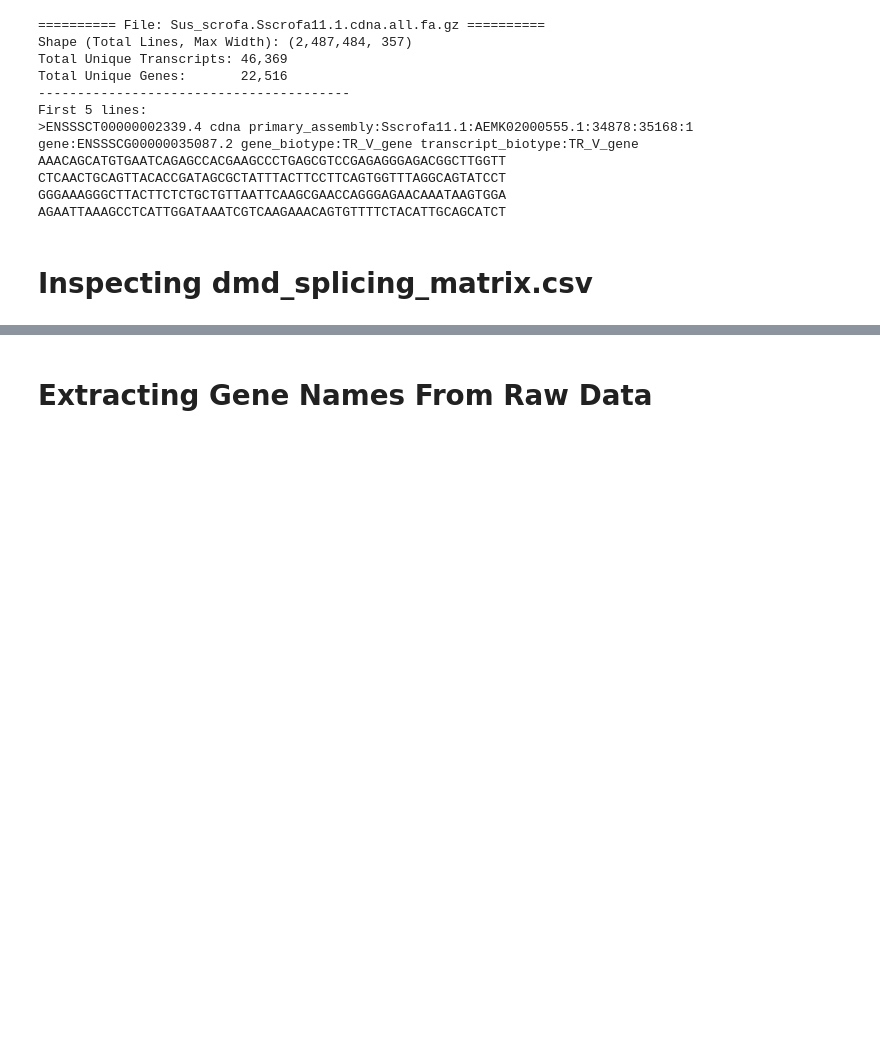
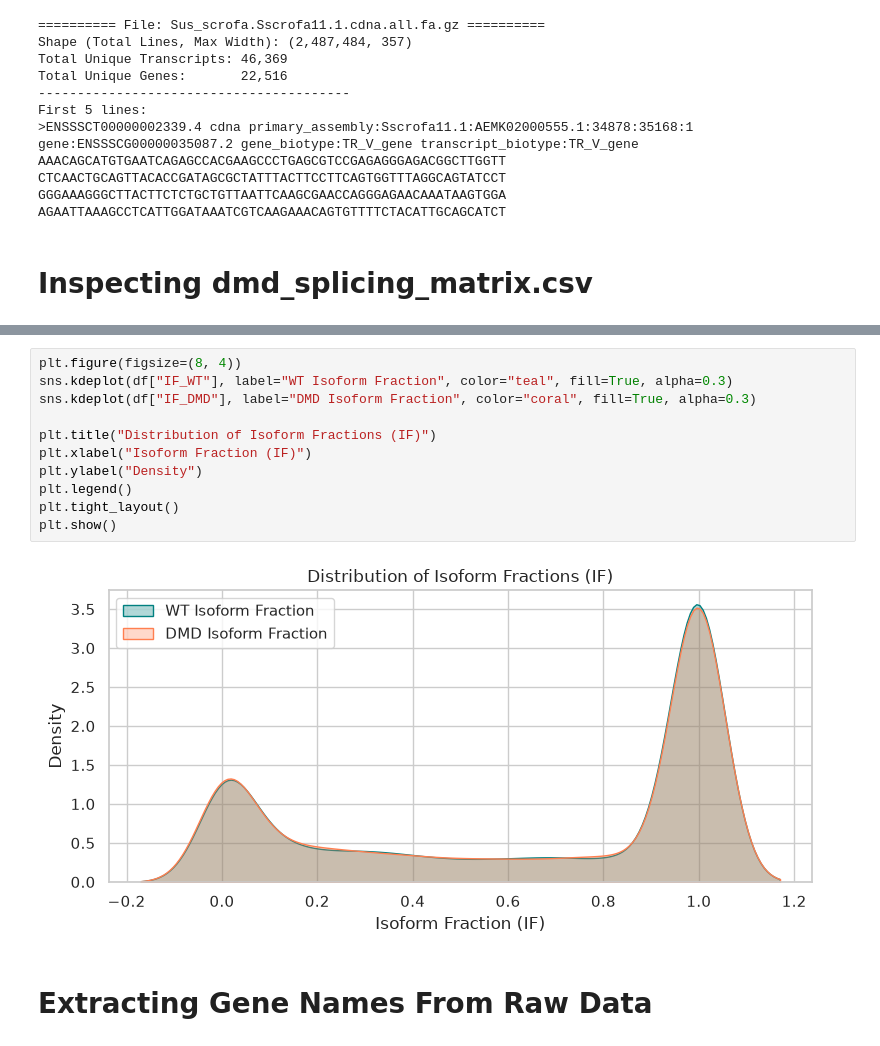
Before and after one commit to MissileXCrisis/EVA, a Jupyter notebook: notebooks/02_FASTA_Salmon_EDA.ipynb, the cells around one changed output, grey strips where cells are left out. Cells and saved outputs as stored; diff of their text form; blank space fills up the shorter version.

```diff
--- a/notebooks/02_FASTA_Salmon_EDA.ipynb
+++ b/notebooks/02_FASTA_Salmon_EDA.ipynb
@@ -206,3 +157,16 @@ else:
+# %%
+plt.figure(figsize=(8, 4))
+sns.kdeplot(df["IF_WT"], label="WT Isoform Fraction", color="teal", fill=True, alpha=0.3)
+sns.kdeplot(df["IF_DMD"], label="DMD Isoform Fraction", color="coral", fill=True, alpha=0.3)
+
+plt.title("Distribution of Isoform Fractions (IF)")
+plt.xlabel("Isoform Fraction (IF)")
+plt.ylabel("Density")
+plt.legend()
+plt.tight_layout()
+plt.show()
+# %% [output]
+[figure, added]
 # %% [markdown]
 # Extracting Gene Names From Raw Data
 # %%
```
Also changed, not shown: parts of 21 cells of this notebook, 2 other files.
